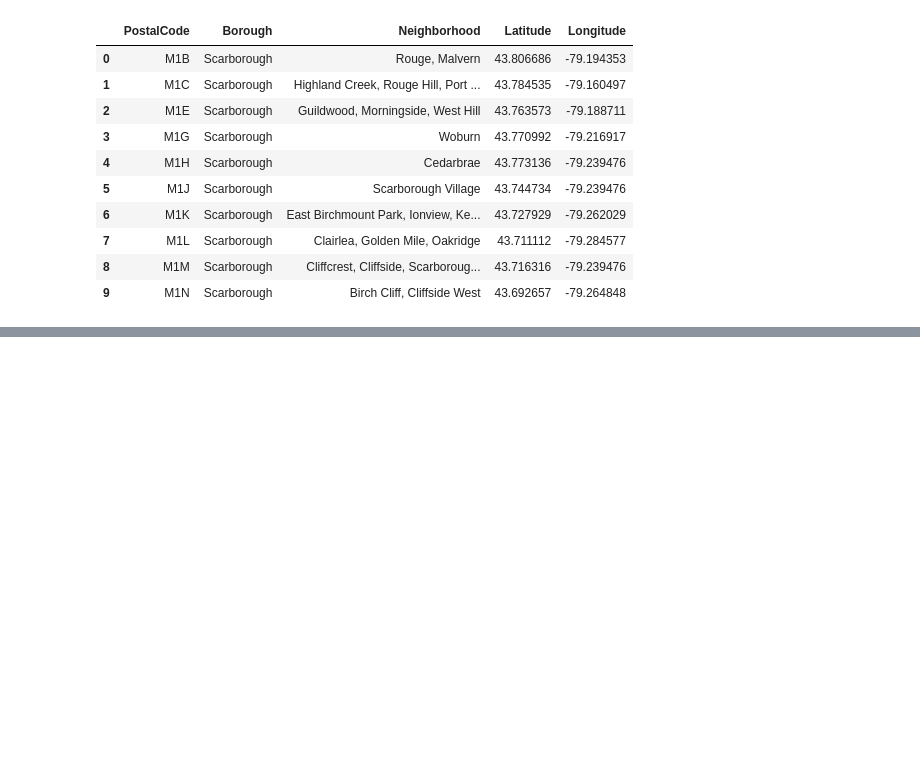
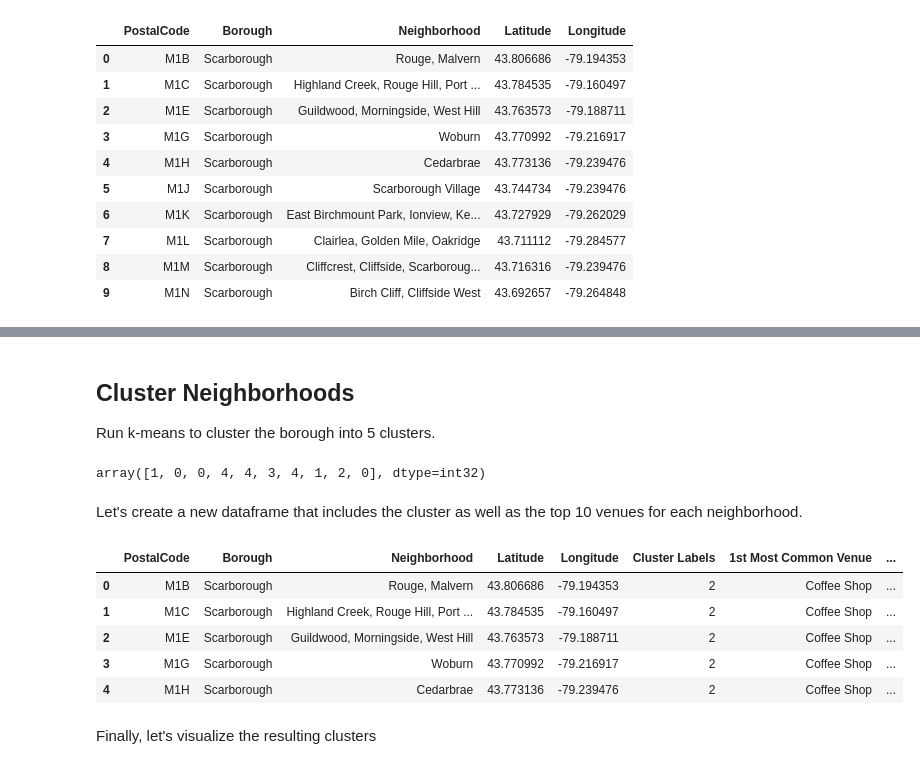
Before and after one commit to lbeattie/Coursera_Capstone, a Jupyter notebook: Toronto-area-wk3.ipynb, the cells around one changed output, grey strips where cells are left out. Cells and saved outputs as stored; diff of their text form; code cells hidden in the pictures; blank space fills up the shorter version.

Commit message:
more for last rev

```diff
--- a/Toronto-area-wk3.ipynb
+++ b/Toronto-area-wk3.ipynb
@@ -187,0 +498,12 @@ postcodes_with_geo_df.head(10)
+# %%
+num_top_venues = 5
+
+for hood in toronto_grouped['Borough']:
+    print("----"+hood+"----")
+    temp = toronto_grouped[toronto_grouped['Borough'] == hood].T.reset_index()
+    temp.columns = ['venue','freq']
+    temp = temp.iloc[1:]
+    temp['freq'] = temp['freq'].astype(float)
+    temp = temp.round({'freq': 2})
+    print(temp.sort_values('freq', ascending=False).reset_index(drop=True).head(num_top_venues))
+    print('\n')
@@ -187,0 +568,38 @@ postcodes_with_geo_df.head(10)
+# %% [markdown]
+## Cluster Neighborhoods
+
+Run k-means to cluster the borough into 5 clusters.
+# %%
+# set number of clusters
+kclusters = 5
+
+toronto_grouped_clustering = toronto_grouped.drop('Borough', 1)
+
+# run k-means clustering
+kmeans = KMeans(n_clusters=kclusters, random_state=0).fit(toronto_grouped_clustering)
+
+# check cluster labels generated for each row in the dataframe
+kmeans.labels_[0:10]
+# %% [output]
+array([1, 0, 0, 4, 4, 3, 4, 1, 2, 0], dtype=int32)
+# %% [markdown]
+Let's create a new dataframe that includes the cluster as well as the top 10 venues for each neighborhood.
+# %%
+# add clustering labels
+neighborhoods_venues_sorted.insert(0, 'Cluster Labels', kmeans.labels_)
+
+toronto_merged = toronto_data
+
+# merge toronto_grouped with toronto_data to add latitude/longitude for each neighborhood
+toronto_merged = toronto_merged.join(neighborhoods_venues_sorted.set_index('Borough'), on='Borough')
+
+toronto_merged.head() # check the last columns!
+# %% [output]
+|  | PostalCode | Borough | Neighborhood | Latitude | Longitude | Cluster Labels | 1st Most Common Venue | ... |
+| 0 | M1B | Scarborough | Rouge, Malvern | 43.806686 | -79.194353 | 2 | Coffee Shop | ... |
+| 1 | M1C | Scarborough | Highland Creek, Rouge Hill, Port ... | 43.784535 | -79.160497 | 2 | Coffee Shop | ... |
+| 2 | M1E | Scarborough | Guildwood, Morningside, West Hill | 43.763573 | -79.188711 | 2 | Coffee Shop | ... |
+| 3 | M1G | Scarborough | Woburn | 43.770992 | -79.216917 | 2 | Coffee Shop | ... |
+| 4 | M1H | Scarborough | Cedarbrae | 43.773136 | -79.239476 | 2 | Coffee Shop | ... |
+# %% [markdown]
+Finally, let's visualize the resulting clusters
```
Also changed, not shown: parts of 40 cells of this notebook.
